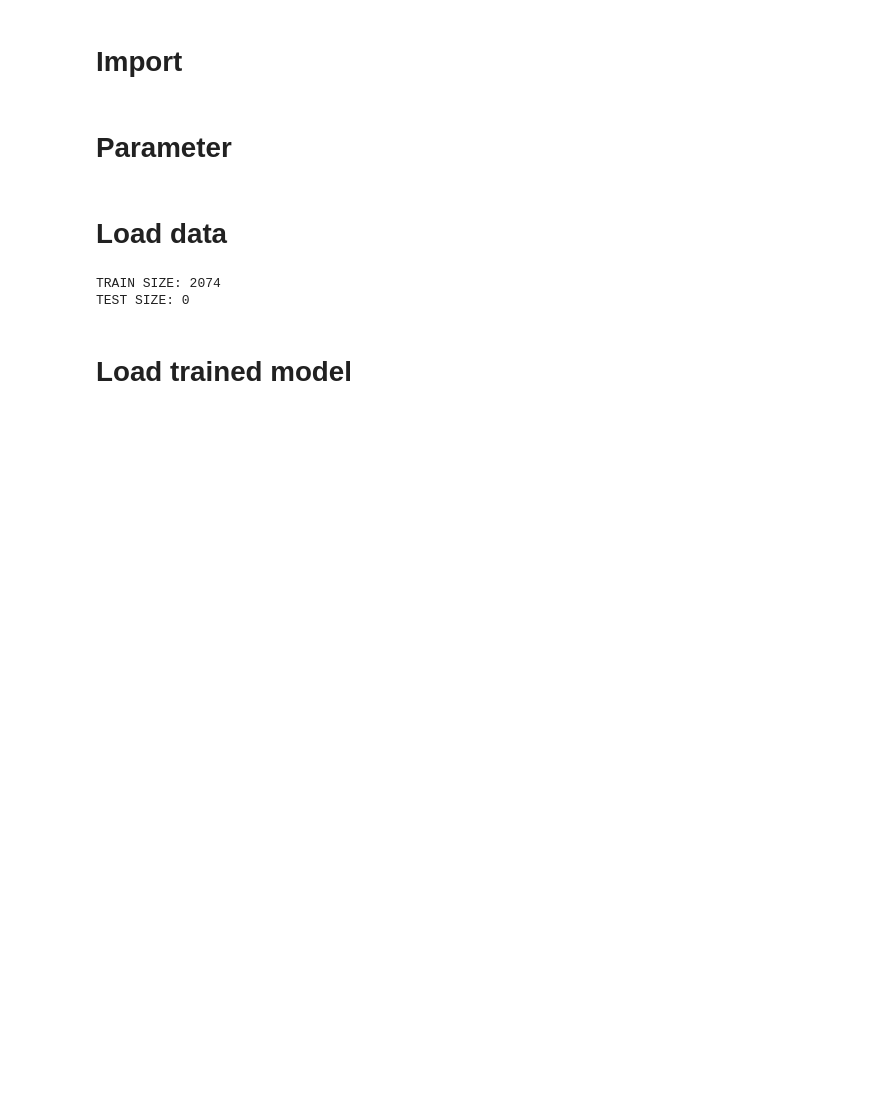
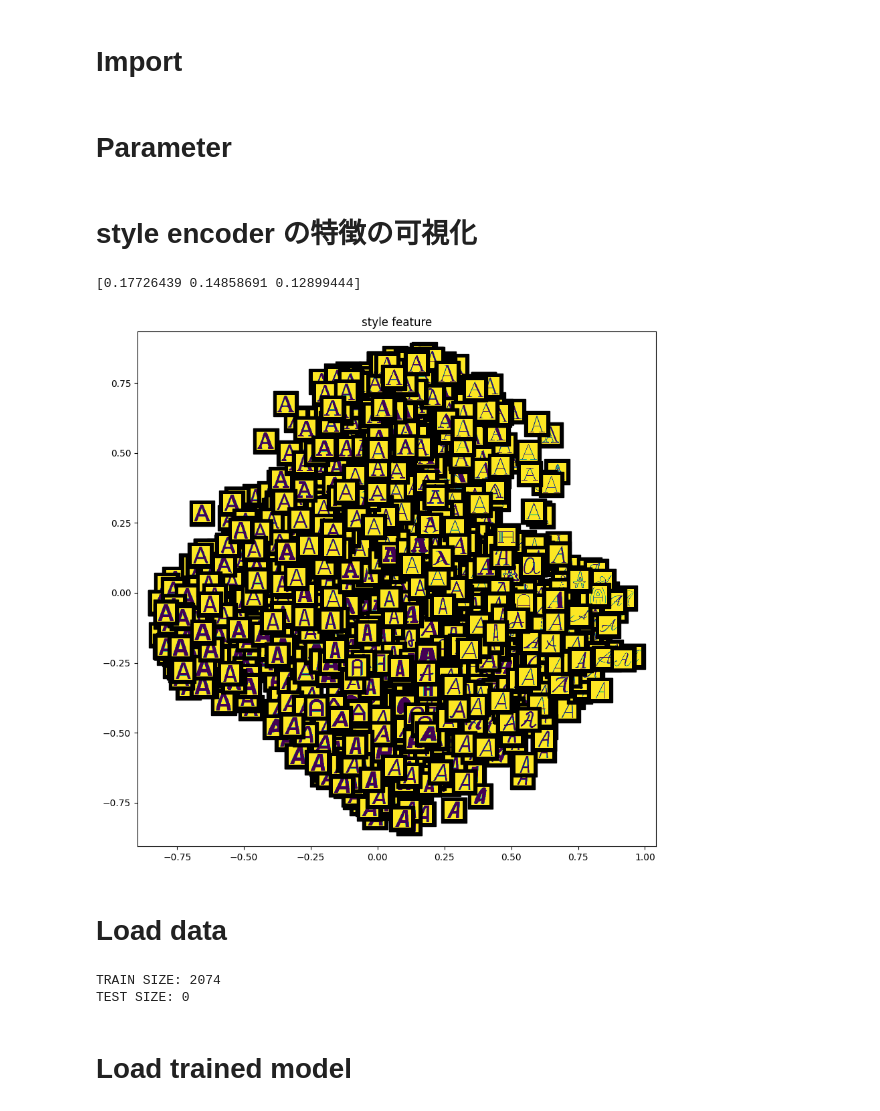
Before and after one commit to tetuomi/font-style-interpolation, a Jupyter notebook: style_interpolation.ipynb, the cells around one changed output. Cells and saved outputs as stored; diff of their text form; code cells hidden in the pictures; blank space fills up the shorter version.

```diff
--- a/style_interpolation.ipynb
+++ b/style_interpolation.ipynb
@@ -194,6 +194,56 @@ def imscatter(x,y,image_list,_ax=None,zoom=0.2,color=['black']):
         ab = AnnotationBbox(im,(x0,y0),xycoords='data',frameon=True,bboxprops=dict(color=color[i]))
         artists.append(_ax.add_artist(ab))
     return artists
+# %% [markdown]
+# style encoder の特徴の可視化
+# %%
+model = StyleEncoder(256)
+model.load_state_dict(torch.load('weight/style_encoder.pth'))
+model.eval()
+def read_img(path, image_size):
+    transform = Compose([
+                transforms.ToTensor(),
+                transforms.Lambda(lambda t: (t * 2) - 1)
+    ])
+    img = cv2.imread(path, 0)
+    img = preprocessing(img, img_size=image_size, margin=5)
+
+    return transform(img).float()
+
+img = read_img('../font2img/image/ABeeZee-Italic/A.png', 64).unsqueeze(0)
+with torch.no_grad():
+    f = model(img)
+# %%
+from style_encoder import StyleEncoder
+style_encoder_zdim = 256
+
+model = StyleEncoder(style_encoder_zdim).to(device)
+model.load_state_dict(torch.load('weight/style_encoder.pth', map_location=device))
+model.eval()
+
+features = []
+imgs = []
+for img, id in dataloader:
+    imgs.append((img + 1)*0.5)
+    img = ((img + 1)*0.5).to(device)
+    style = model(img)
+    features.append(style.cpu().detach())
+
+features = torch.cat(features, dim=0)
+imgs = torch.cat(imgs, dim=0).squeeze(1)
+
+pca = PCA(n_components=3)
+X_reduced = pca.fit_transform(features)
+print(pca.explained_variance_ratio_)
+fig, ax = plt.subplots(figsize=(10,10))
+imscatter(X_reduced[:, 0], X_reduced[:, 1], imgs, _ax=ax, zoom=0.3,)
+ax.plot(X_reduced[:, 0], X_reduced[:, 1], 'ko', alpha=0.)
+ax.set_title('style feature')
+plt.savefig(f'result/style_encoder_feature.png')
+plt.show()
+# %% [output]
+[0.17726439 0.14858691 0.12899444]
+[figure, added]
 # %% [markdown]
 # Load data
 # %%
```
Also changed, not shown: 3 other files.
